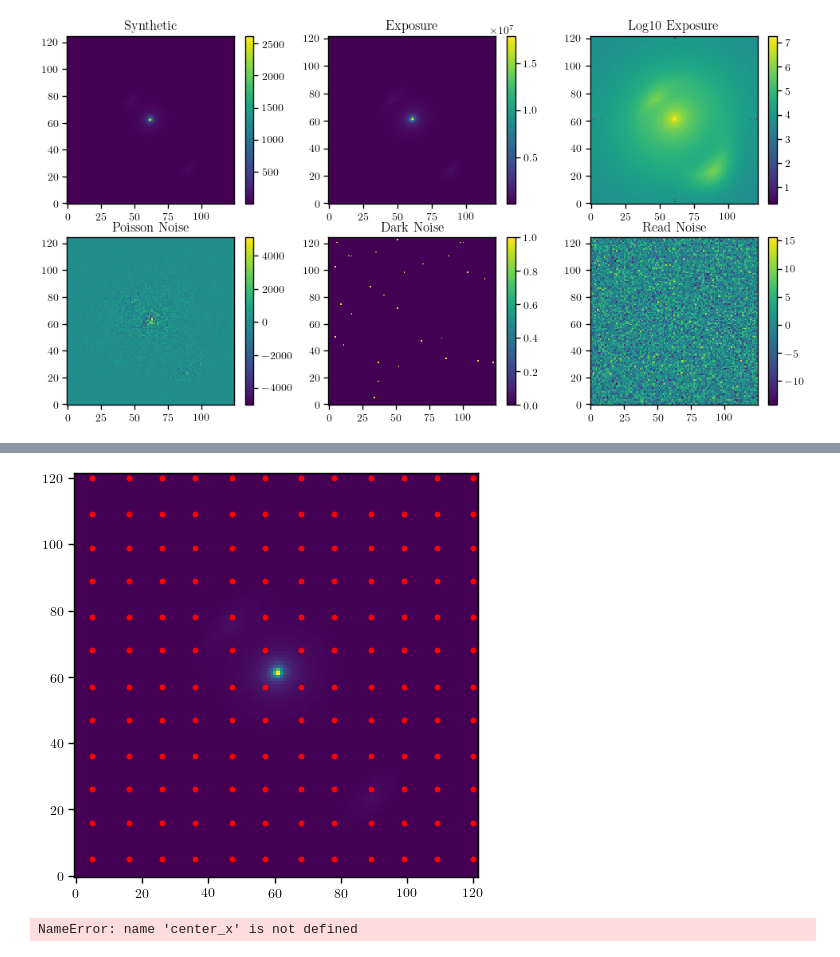
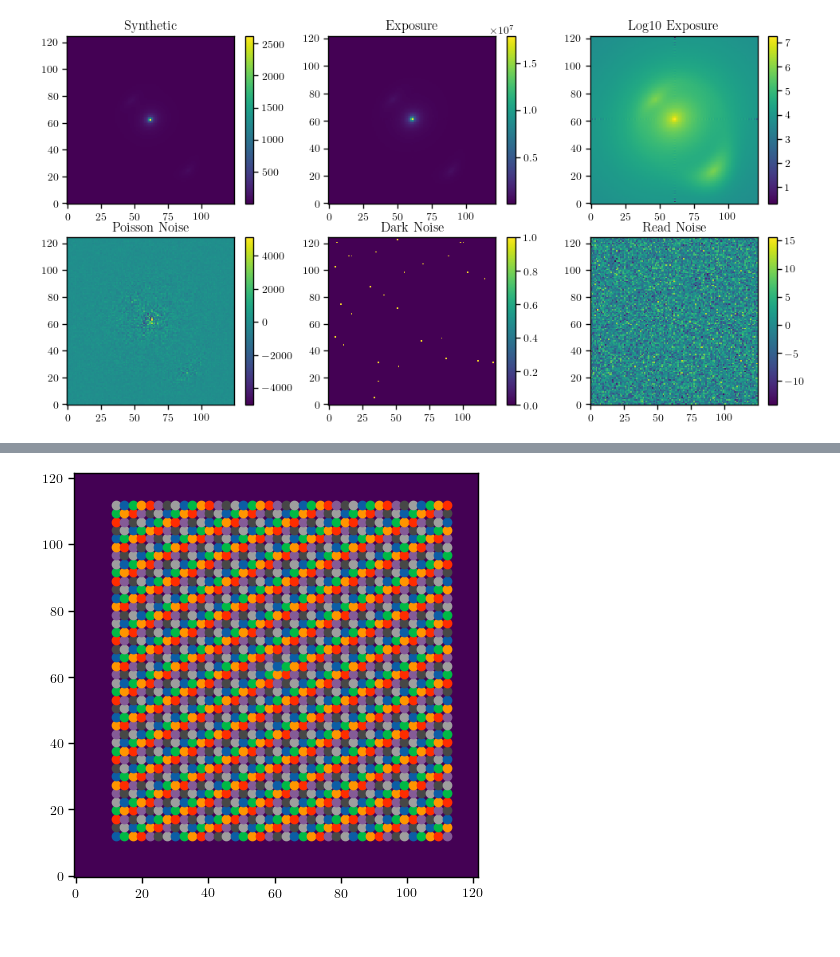
Before and after one commit to AstroMusers/mejiro, a Jupyter notebook: notebooks/hwo/lowest_detectable_subhalo_mass_hwo.ipynb, the cells around one changed output, grey strips where cells are left out. Drawn from its saved outputs; the diff is of its cells as text; code cells hidden in the pictures.

```diff
--- a/notebooks/hwo/lowest_detectable_subhalo_mass_hwo.ipynb
+++ b/notebooks/hwo/lowest_detectable_subhalo_mass_hwo.ipynb
@@ -103,18 +79,23 @@ pprint(divide_up_grid(125, 3))  # Example usage
 # %%
 synth_no_subhalo.set_native_coords()
 
 plt.imshow(exposure_no_subhalo.exposure)
 
-for x, y in divide_up_grid(125, 12):
-    plt.scatter(x, y, color='red', s=10)
+for x, y in util.make_grid(4, 40):
+    coord_x, coord_y = synth_no_subhalo.coords.map_coord2pix(x, y)
+    plt.scatter(coord_x, coord_y)
 
 plt.show()
 # %% [output]
-[figure, old version]
+[figure, new version]
 # %%
-masses = np.logspace(6, 8, 100)
+masses = np.logspace(5, 10, 10)
 concentration = 6
-m200 = 1e8  # TODO temp
+m200 = 1e8
+
+# solve for image positions
+image_x, image_y = lens.get_image_positions(pixel_coordinates=False)
+halo_x, halo_y = image_x[0], image_y[0]
 
 # compute subhalo parameters
 Rs_angle, alpha_Rs = lens.lens_cosmo.nfw_physical2angle(M=m200, c=concentration)
@@ -124,11 +105,9 @@ subhalo_type = 'TNFW'
 kwargs_subhalo = {
     'alpha_Rs': alpha_Rs,
     'Rs': Rs_angle,
-    'center_x': center_x,
-    'center_y': center_y,
+    'center_x': halo_x,
+    'center_y': halo_y,
     'r_trunc': 5 * Rs_angle
 }
-# %% [output]
-NameError: name 'center_x' is not defined
 # %%
 lens_with_subhalo = deepcopy(lens)
```
Also changed, not shown: parts of 10 cells of this notebook, 2 other files.
